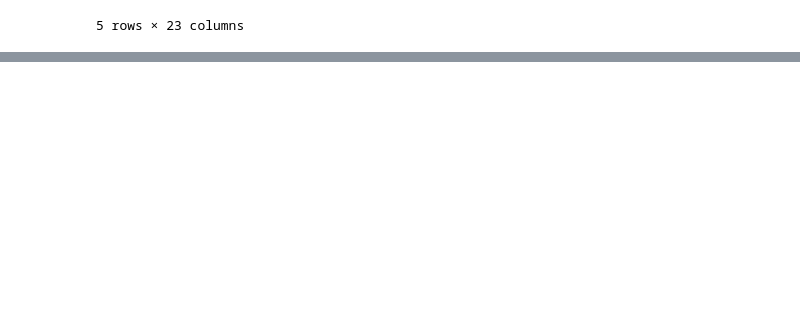
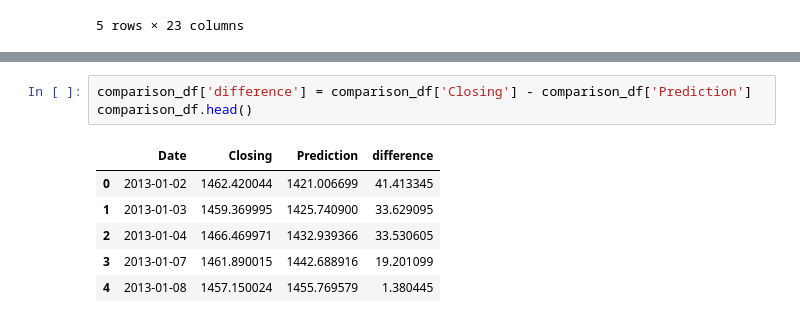
Before and after one commit to joshfuchs/DataScience_projects, a Jupyter notebook: Predicting_Stock_Prices.ipynb, the cells around one changed output, grey strips where cells are left out. Drawn from its saved outputs; the diff is of its cells as text; blank space fills up the shorter version.

```diff
--- a/Predicting_Stock_Prices.ipynb
+++ b/Predicting_Stock_Prices.ipynb
@@ -277,0 +329,10 @@ plt.show()
+# %%
+comparison_df['difference'] = comparison_df['Closing'] - comparison_df['Prediction']
+comparison_df.head()
+# %% [output]
+|  | Date | Closing | Prediction | difference |
+| 0 | 2013-01-02 | 1462.420044 | 1421.006699 | 41.413345 |
+| 1 | 2013-01-03 | 1459.369995 | 1425.740900 | 33.629095 |
+| 2 | 2013-01-04 | 1466.469971 | 1432.939366 | 33.530605 |
+| 3 | 2013-01-07 | 1461.890015 | 1442.688916 | 19.201099 |
+| 4 | 2013-01-08 | 1457.150024 | 1455.769579 | 1.380445 |
```
Also changed, not shown: parts of 11 cells of this notebook.
